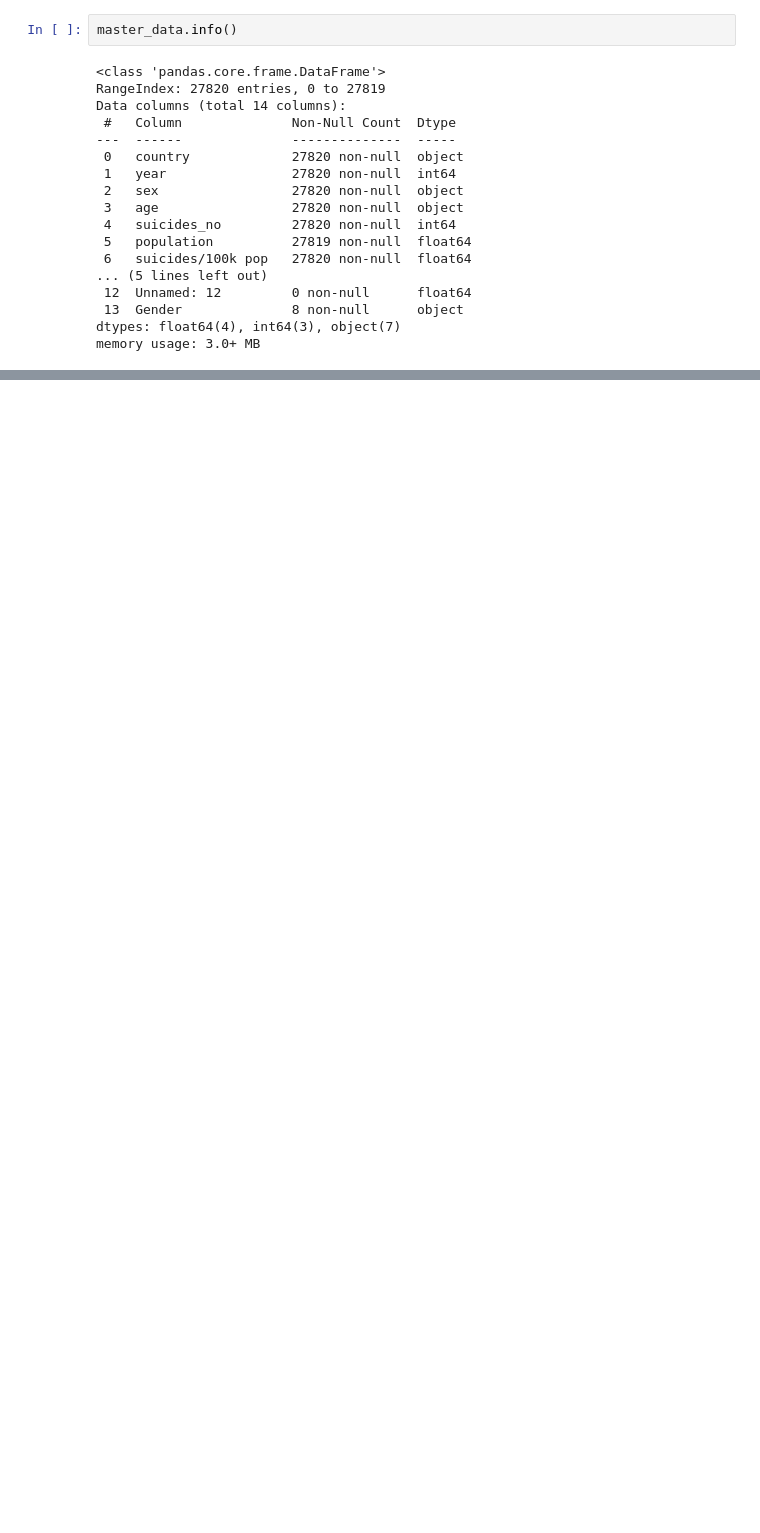
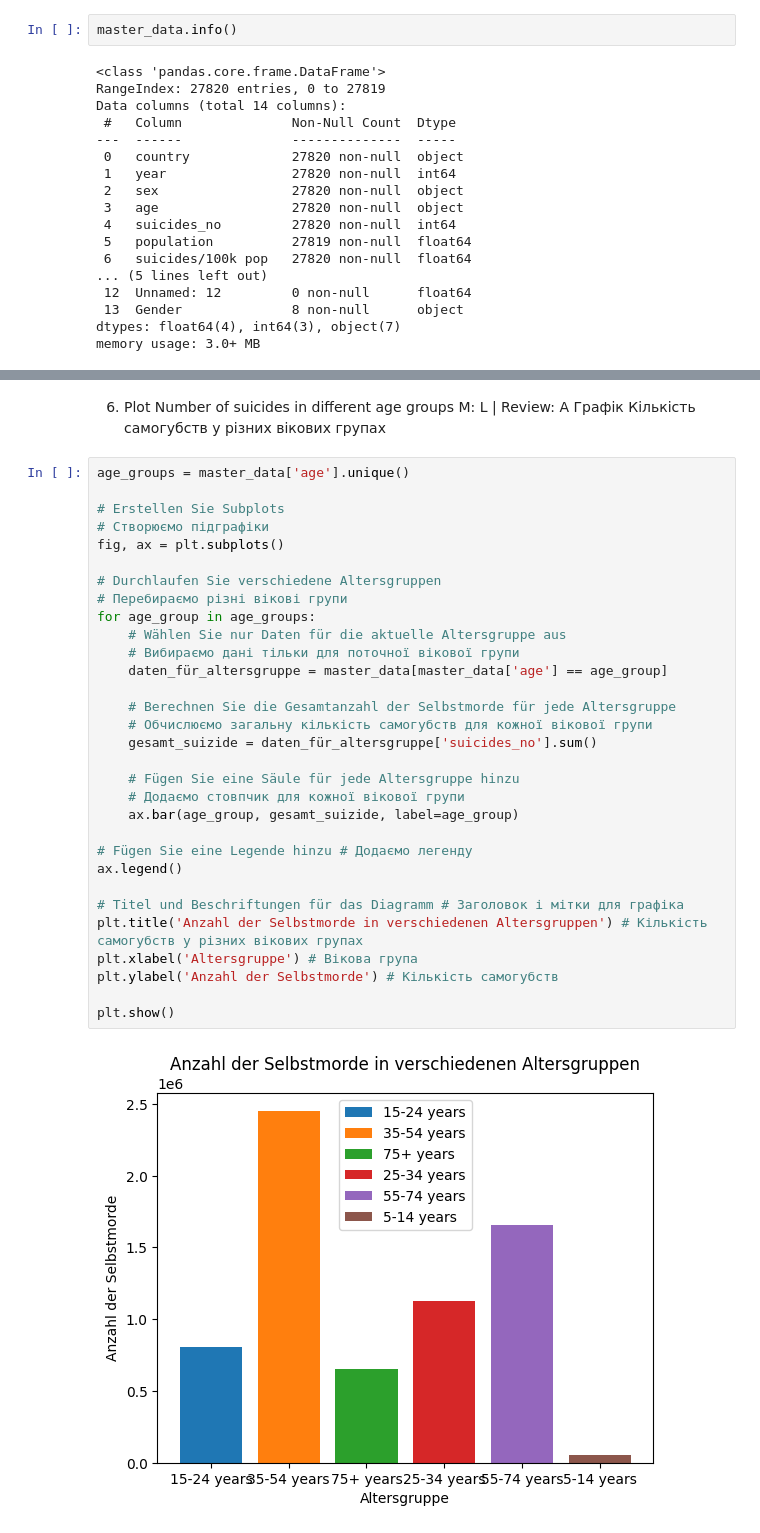
Before and after one commit to Liud4ik/AgilesDataProjekt, a Jupyter notebook: Master.ipynb, the cells around one changed output, grey strips where cells are left out. Drawn from its saved outputs; the diff is of its cells as text; blank space fills up the shorter version.

Commit message:
Erste 10 Aufgabe ist fertig

```diff
--- a/Master.ipynb
+++ b/Master.ipynb
@@ -84,0 +152,36 @@ No artists with labels found to put in legend.  Note that artists whose label st
+# %% [markdown]
+6.	Plot Number of suicides in different age groups M: L | Review: A
+Графік Кількість самогубств у різних вікових групах
+# %%
+age_groups = master_data['age'].unique()
+
+# Erstellen Sie Subplots
+# Створюємо підграфіки
+fig, ax = plt.subplots()
+
+# Durchlaufen Sie verschiedene Altersgruppen
+# Перебираємо різні вікові групи
+for age_group in age_groups:
+    # Wählen Sie nur Daten für die aktuelle Altersgruppe aus
+    # Вибираємо дані тільки для поточної вікової групи
+    daten_für_altersgruppe = master_data[master_data['age'] == age_group]
+
+    # Berechnen Sie die Gesamtanzahl der Selbstmorde für jede Altersgruppe
+    # Обчислюємо загальну кількість самогубств для кожної вікової групи
+    gesamt_suizide = daten_für_altersgruppe['suicides_no'].sum()
+
+    # Fügen Sie eine Säule für jede Altersgruppe hinzu
+    # Додаємо стовпчик для кожної вікової групи
+    ax.bar(age_group, gesamt_suizide, label=age_group)
+
+# Fügen Sie eine Legende hinzu # Додаємо легенду
+ax.legend()
+
+# Titel und Beschriftungen für das Diagramm # Заголовок і мітки для графіка
+plt.title('Anzahl der Selbstmorde in verschiedenen Altersgruppen') # Кількість самогубств у різних вікових групах
+plt.xlabel('Altersgruppe') # Вікова група
+plt.ylabel('Anzahl der Selbstmorde') # Кількість самогубств
+
+plt.show()
+# %% [output]
+[figure, added]
```
Also changed, not shown: parts of 23 cells of this notebook, 2 other files.
